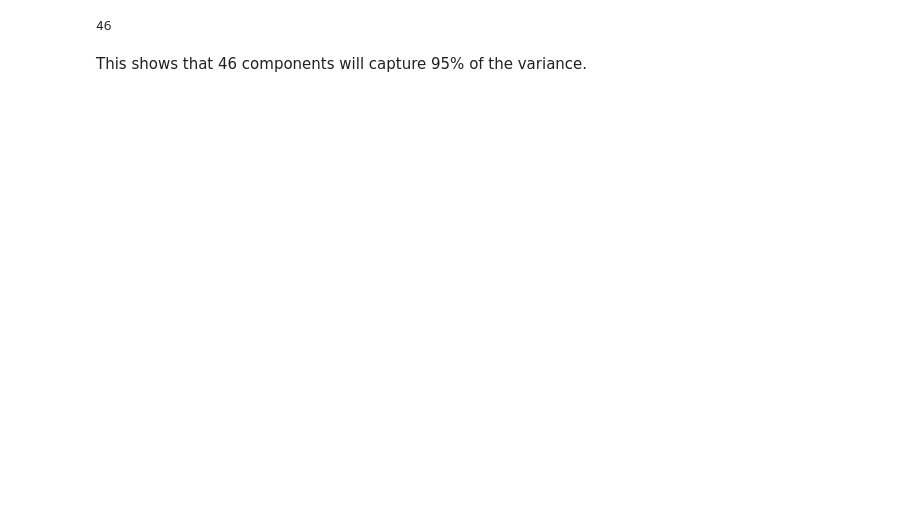
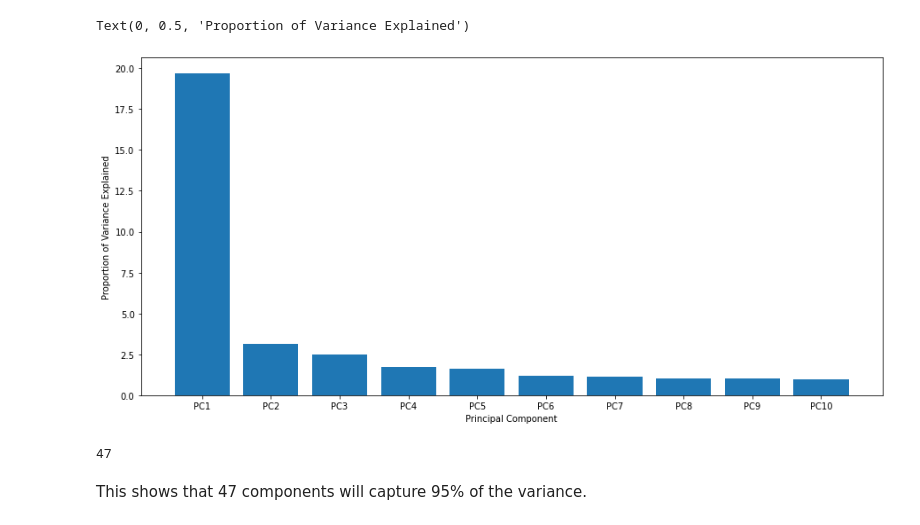
Before and after one commit to tfgerling/Final_project, a Jupyter notebook: Just Jamie thinking about data modeling.ipynb, the cells around one changed output. Drawn from its saved outputs; the diff is of its cells as text; code cells hidden in the pictures; blank space fills up the shorter version.

```diff
--- a/Just Jamie thinking about data modeling.ipynb
+++ b/Just Jamie thinking about data modeling.ipynb
@@ -173,14 +165,30 @@ X_rescaled = scaler.fit_transform(X)
+# %%
+var = pca.explained_variance_[0:10] #percentage of variance explained
+labels = ['PC1','PC2','PC3','PC4','PC5','PC6','PC7','PC8','PC9','PC10']
+
+plt.figure(figsize=(15,7))
+plt.bar(labels,var,)
+plt.xlabel('Principal Component')
+plt.ylabel('Proportion of Variance Explained')
+# %% [output]
+Text(0, 0.5, 'Proportion of Variance Explained')
+[figure, added]
 # %%
+#Scale the data
+scaler = StandardScaler()
+X = scaler.fit_transform(d_data.drop('y',axis=1))
+y = d_data['y'].values.reshape(-1,1)
+
 # 95% of variance
 pca = PCA(n_components = 0.95)
-pca.fit(X_rescaled)
-reduced_ninety_five = pca.transform(X_rescaled)
+pca.fit(X)
+reduced_ninety_five = pca.transform(X)
 no_comp = reduced_ninety_five.shape[1]
 no_comp
 # %% [output]
-46
+47
 # %% [markdown]
-This shows that 46 components will capture 95% of the variance.
+This shows that 47 components will capture 95% of the variance.
 # %%
 # Visualizing the PCA determination of number of components
 
```
Also changed, not shown: parts of 40 cells of this notebook, 3 other files.
